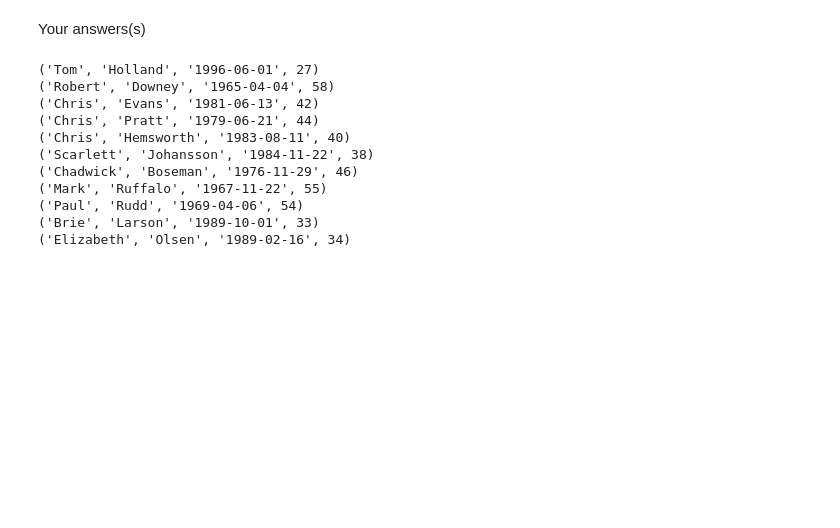
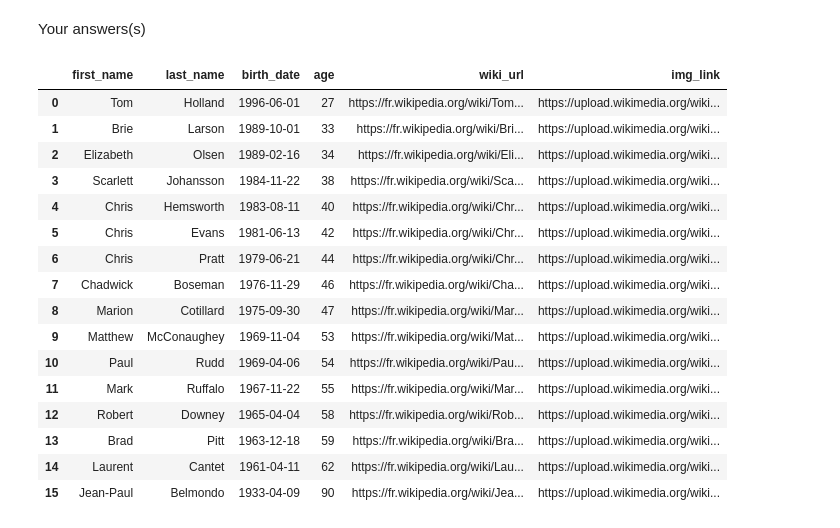
Before and after one commit to benech17/python_sdia_BENICHOU_BONNEFOY, a Jupyter notebook: Labs/Lab6/lab6.ipynb, the cells around one changed output. Saved outputs shown, nothing was run; the diff lists cells and outputs as text; code cells hidden in the pictures; blank space fills up the shorter version.

```diff
--- a/Labs/Lab6/lab6.ipynb
+++ b/Labs/Lab6/lab6.ipynb
@@ -178,9 +177,12 @@ First write a function to automatically retrieve the birthdate of each actor in
 # %% [markdown]
 Your answers(s)
 # %%
-from bs4 import BeautifulSoup as bs
-
-url_list = ["https://fr.wikipedia.org/wiki/Tom_Holland_(acteur)",
+url_list = ["https://fr.wikipedia.org/wiki/Brad_Pitt",
+            "https://fr.wikipedia.org/wiki/Laurent_Cantet",
+            "https://fr.wikipedia.org/wiki/Jean-Paul_Belmondo",
+            "https://fr.wikipedia.org/wiki/Matthew_McConaughey",
+            "https://fr.wikipedia.org/wiki/Marion_Cotillard",
+           "https://fr.wikipedia.org/wiki/Tom_Holland_(acteur)",
            "https://fr.wikipedia.org/wiki/Robert_Downey_Jr.",
            "https://fr.wikipedia.org/wiki/Chris_Evans_(acteur)",
            "https://fr.wikipedia.org/wiki/Chris_Pratt",
@@ -192,45 +194,37 @@ url_list = ["https://fr.wikipedia.org/wiki/Tom_Holland_(acteur)",
            "https://fr.wikipedia.org/wiki/Brie_Larson",
            "https://fr.wikipedia.org/wiki/Elizabeth_Olsen"]
 
-
 def get_infos(actor_url):
     page = requests.get(actor_url)
     soup = bs(page.text, "lxml")
 
-    birth_date = soup.find("time",attrs={"class": "nowrap date-lien bday"})["datetime"]
+    birth_date = soup.find("time",attrs={"class": "nowrap date-lien"})["datetime"]
     name = soup.find("span", class_="mw-page-title-main").text
     return name,birth_date
 
 def get_age(birth_date):
-        birth_date = datetime.strptime(birth_date, '%Y-%m-%d') # Convertir la date de naissance en un objet datetime
+        try :
+            birth_date = datetime.strptime(birth_date, '%Y-%m-%d') # Convertir la date de naissance en un objet datetime
+        except :
+            print("Date au mauvais format")
+            return -1
         current_date = datetime.now()   # Date actuelle
-        # Calcul de l'age
+
         age = current_date.year - birth_date.year - ((current_date.month, current_date.day) < (birth_date.month, birth_date.day))
         return age
 
-#print(get_age("1996-06-01"))
-def get_infos_2(actor_url):
+def get_all_infos(actor_url):
     page = requests.get(actor_url)
     soup = bs(page.text, "lxml")
 
-    birth_date = soup.find("time",attrs={"class": "nowrap date-lien bday"})["datetime"]
+    birth_date = soup.find("time", attrs={"class": ["nowrap", "date-lien", "bday"]})["datetime"] # Sinon try-except fonctionnerait également
     age = get_age(birth_date)
+
     name = soup.find("span", class_="mw-page-title-main").text.split()
     first_name = name[0]
     last_name = name[1]
-    return first_name,last_name,birth_date,age
 
-for url in url_list:
-    print(get_infos_2(url))
+    img = soup.find("a",class_="mw-file-description").find("img")["src"]
+    img_link = "https:"+img
+
+    return first_name,last_name,birth_date,age, actor_url,img_link
-# %% [output]
-('Tom', 'Holland', '1996-06-01', 27)
-('Robert', 'Downey', '1965-04-04', 58)
-('Chris', 'Evans', '1981-06-13', 42)
-('Chris', 'Pratt', '1979-06-21', 44)
-('Chris', 'Hemsworth', '1983-08-11', 40)
-('Scarlett', 'Johansson', '1984-11-22', 38)
-('Chadwick', 'Boseman', '1976-11-29', 46)
-('Mark', 'Ruffalo', '1967-11-22', 55)
-('Paul', 'Rudd', '1969-04-06', 54)
-('Brie', 'Larson', '1989-10-01', 33)
-('Elizabeth', 'Olsen', '1989-02-16', 34)
@@ -236,0 +235,28 @@ for url in url_list:
+# %%
+import pandas as pd
+
+df = pd.DataFrame(columns=["first_name", "last_name", "birth_date", "age", "wiki_url", "img_link"])
+for url in url_list:
+    infos = get_all_infos(url)
+    df = df.append(pd.Series(infos, index=df.columns), ignore_index=True)
+
+df = df.sort_values(by=["age"]).reset_index(drop=True) # sort by age (ascending)
+df
+# %% [output]
+|  | first_name | last_name | birth_date | age | wiki_url | img_link |
+| 0 | Tom | Holland | 1996-06-01 | 27 | https://fr.wikipedia.org/wiki/Tom... | https://upload.wikimedia.org/wiki... |
+| 1 | Brie | Larson | 1989-10-01 | 33 | https://fr.wikipedia.org/wiki/Bri... | https://upload.wikimedia.org/wiki... |
+| 2 | Elizabeth | Olsen | 1989-02-16 | 34 | https://fr.wikipedia.org/wiki/Eli... | https://upload.wikimedia.org/wiki... |
+| 3 | Scarlett | Johansson | 1984-11-22 | 38 | https://fr.wikipedia.org/wiki/Sca... | https://upload.wikimedia.org/wiki... |
+| 4 | Chris | Hemsworth | 1983-08-11 | 40 | https://fr.wikipedia.org/wiki/Chr... | https://upload.wikimedia.org/wiki... |
+| 5 | Chris | Evans | 1981-06-13 | 42 | https://fr.wikipedia.org/wiki/Chr... | https://upload.wikimedia.org/wiki... |
+| 6 | Chris | Pratt | 1979-06-21 | 44 | https://fr.wikipedia.org/wiki/Chr... | https://upload.wikimedia.org/wiki... |
+| 7 | Chadwick | Boseman | 1976-11-29 | 46 | https://fr.wikipedia.org/wiki/Cha... | https://upload.wikimedia.org/wiki... |
+| 8 | Marion | Cotillard | 1975-09-30 | 47 | https://fr.wikipedia.org/wiki/Mar... | https://upload.wikimedia.org/wiki... |
+| 9 | Matthew | McConaughey | 1969-11-04 | 53 | https://fr.wikipedia.org/wiki/Mat... | https://upload.wikimedia.org/wiki... |
+| 10 | Paul | Rudd | 1969-04-06 | 54 | https://fr.wikipedia.org/wiki/Pau... | https://upload.wikimedia.org/wiki... |
+| 11 | Mark | Ruffalo | 1967-11-22 | 55 | https://fr.wikipedia.org/wiki/Mar... | https://upload.wikimedia.org/wiki... |
+| 12 | Robert | Downey | 1965-04-04 | 58 | https://fr.wikipedia.org/wiki/Rob... | https://upload.wikimedia.org/wiki... |
+| 13 | Brad | Pitt | 1963-12-18 | 59 | https://fr.wikipedia.org/wiki/Bra... | https://upload.wikimedia.org/wiki... |
+| 14 | Laurent | Cantet | 1961-04-11 | 62 | https://fr.wikipedia.org/wiki/Lau... | https://upload.wikimedia.org/wiki... |
+| 15 | Jean-Paul | Belmondo | 1933-04-09 | 90 | https://fr.wikipedia.org/wiki/Jea... | https://upload.wikimedia.org/wiki... |
```
Also changed, not shown: parts of 7 cells of this notebook, 1 other file.
